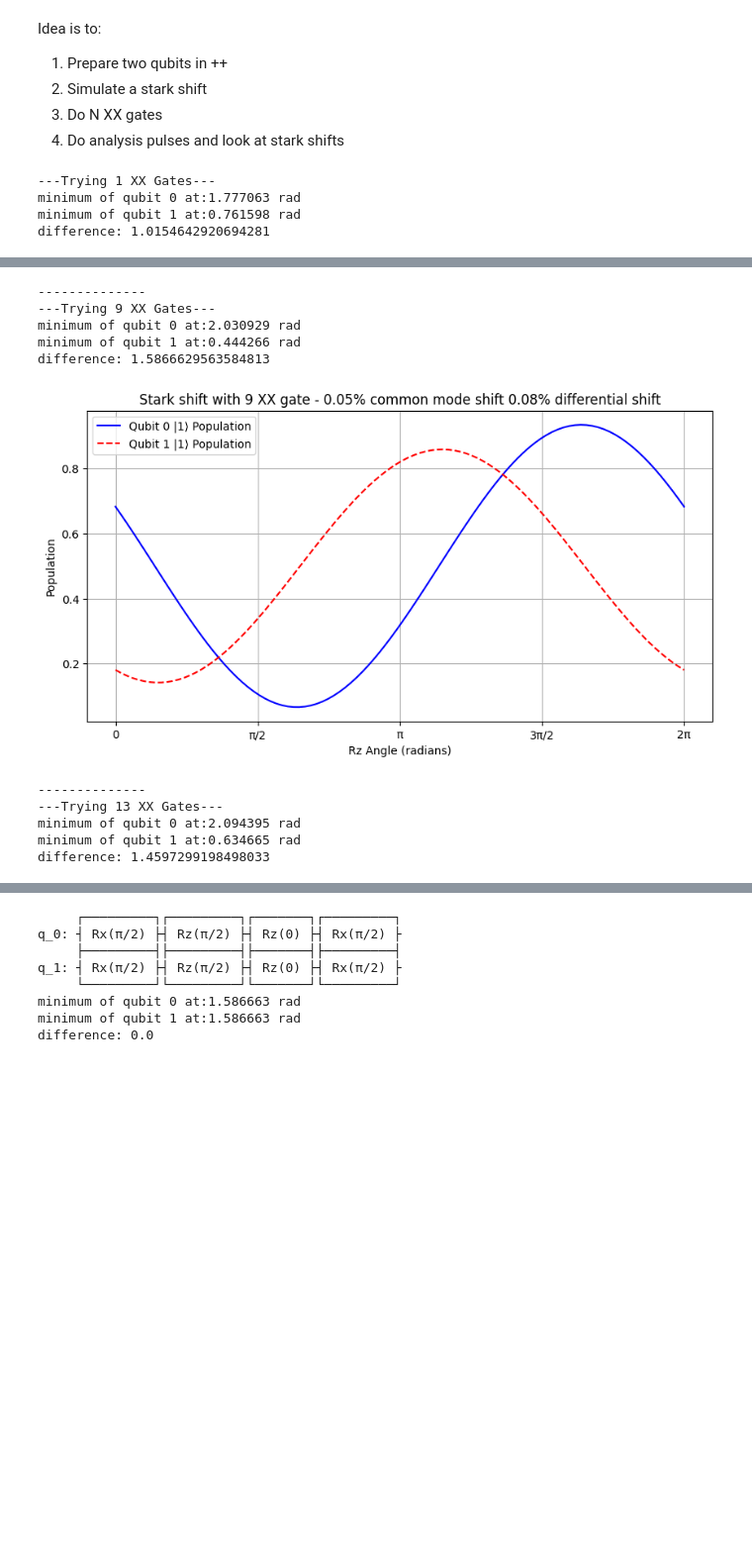
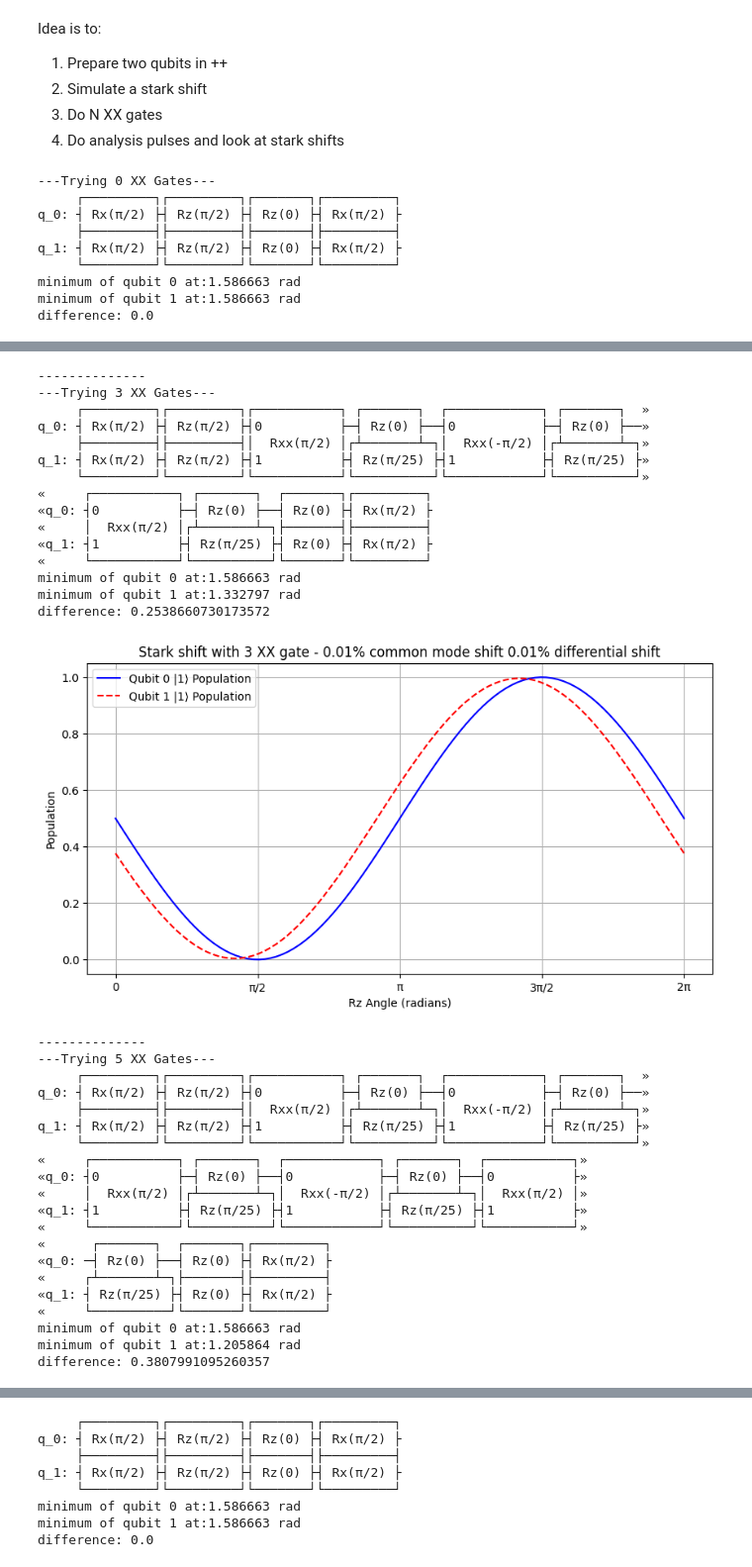
Before and after one commit to bharraz/data, a Jupyter notebook: stark shift 0721/multi_ss_xx_sim.ipynb, the cells around one changed output, grey strips where cells are left out. Shown at 99% size. Drawn from its saved outputs; the diff is of its cells as text; code cells hidden in the pictures; blank space fills up the shorter version.

```diff
--- a/stark shift 0721/multi_ss_xx_sim.ipynb
+++ b/stark shift 0721/multi_ss_xx_sim.ipynb
@@ -41,7 +41,10 @@ def sim_stark_shift(n_xx_gates, common_mode_shift, diff_mode_shift):
 
         for n in range(n_xx_gates):
             # Apply XX gate
-            qc.rxx(np.pi / 2, 0, 1)
+            if n % 2 == 0:
+                qc.rxx(np.pi / 2, 0, 1)
+            else:
+                qc.rxx(-np.pi / 2, 0, 1)
 
             # Apply stark shift
             qc.rz(stark_shift_q0, 0)
@@ -56,8 +59,8 @@ def sim_stark_shift(n_xx_gates, common_mode_shift, diff_mode_shift):
         state = Statevector(qc)
 
         # Draw the circuit one time
-        # if angle == 0:
-        #     print(qc.draw())
+        if angle == 0:
+            print(qc.draw())
 
         # Calculate populations
         qubit0_probs[i] = state.probabilities([0])[1]
@@ -80,14 +83,19 @@ def sim_stark_shift(n_xx_gates, common_mode_shift, diff_mode_shift):
     plt.grid(True)
     plt.show()
 # %%
-comm = 0.05
-diff = 0.08
-for i in [1, 5, 9, 13]:
+comm = 0.01
+diff = 0.02
+for i in [0, 1, 3, 5, 7]:
     print(f"---Trying {i} XX Gates---")
     sim_stark_shift(i, comm, diff)
     print("--------------")
 # %% [output]
----Trying 1 XX Gates---
-minimum of qubit 0 at:1.777063 rad
-minimum of qubit 1 at:0.761598 rad
-difference: 1.0154642920694281
+---Trying 0 XX Gates---
+     ┌─────────┐┌─────────┐┌───────┐┌─────────┐
+q_0: ┤ Rx(π/2) ├┤ Rz(π/2) ├┤ Rz(0) ├┤ Rx(π/2) ├
+     ├─────────┤├─────────┤├───────┤├─────────┤
+q_1: ┤ Rx(π/2) ├┤ Rz(π/2) ├┤ Rz(0) ├┤ Rx(π/2) ├
+     └─────────┘└─────────┘└───────┘└─────────┘
+minimum of qubit 0 at:1.586663 rad
+minimum of qubit 1 at:1.586663 rad
+difference: 0.0
@@ -101,11 +114,36 @@ difference: 1.3327968833411243
 --------------
----Trying 9 XX Gates---
-minimum of qubit 0 at:2.030929 rad
-minimum of qubit 1 at:0.444266 rad
-difference: 1.5866629563584813
+---Trying 3 XX Gates---
+     ┌─────────┐┌─────────┐┌───────────┐ ┌───────┐  ┌────────────┐ ┌───────┐  »
+q_0: ┤ Rx(π/2) ├┤ Rz(π/2) ├┤0          ├─┤ Rz(0) ├──┤0           ├─┤ Rz(0) ├──»
+     ├─────────┤├─────────┤│  Rxx(π/2) │┌┴───────┴─┐│  Rxx(-π/2) │┌┴───────┴─┐»
+q_1: ┤ Rx(π/2) ├┤ Rz(π/2) ├┤1          ├┤ Rz(π/25) ├┤1           ├┤ Rz(π/25) ├»
+     └─────────┘└─────────┘└───────────┘└──────────┘└────────────┘└──────────┘»
+«     ┌───────────┐ ┌───────┐  ┌───────┐┌─────────┐
+«q_0: ┤0          ├─┤ Rz(0) ├──┤ Rz(0) ├┤ Rx(π/2) ├
+«     │  Rxx(π/2) │┌┴───────┴─┐├───────┤├─────────┤
+«q_1: ┤1          ├┤ Rz(π/25) ├┤ Rz(0) ├┤ Rx(π/2) ├
+«     └───────────┘└──────────┘└───────┘└─────────┘
+minimum of qubit 0 at:1.586663 rad
+minimum of qubit 1 at:1.332797 rad
+difference: 0.2538660730173572
-[figure, old version]
+[figure, new version]
 --------------
----Trying 13 XX Gates---
-minimum of qubit 0 at:2.094395 rad
-minimum of qubit 1 at:0.634665 rad
-difference: 1.4597299198498033
+---Trying 5 XX Gates---
+     ┌─────────┐┌─────────┐┌───────────┐ ┌───────┐  ┌────────────┐ ┌───────┐  »
+q_0: ┤ Rx(π/2) ├┤ Rz(π/2) ├┤0          ├─┤ Rz(0) ├──┤0           ├─┤ Rz(0) ├──»
+     ├─────────┤├─────────┤│  Rxx(π/2) │┌┴───────┴─┐│  Rxx(-π/2) │┌┴───────┴─┐»
+q_1: ┤ Rx(π/2) ├┤ Rz(π/2) ├┤1          ├┤ Rz(π/25) ├┤1           ├┤ Rz(π/25) ├»
+     └─────────┘└─────────┘└───────────┘└──────────┘└────────────┘└──────────┘»
+«     ┌───────────┐ ┌───────┐  ┌────────────┐ ┌───────┐  ┌───────────┐»
+«q_0: ┤0          ├─┤ Rz(0) ├──┤0           ├─┤ Rz(0) ├──┤0          ├»
+«     │  Rxx(π/2) │┌┴───────┴─┐│  Rxx(-π/2) │┌┴───────┴─┐│  Rxx(π/2) │»
+«q_1: ┤1          ├┤ Rz(π/25) ├┤1           ├┤ Rz(π/25) ├┤1          ├»
+«     └───────────┘└──────────┘└────────────┘└──────────┘└───────────┘»
+«      ┌───────┐  ┌───────┐┌─────────┐
+«q_0: ─┤ Rz(0) ├──┤ Rz(0) ├┤ Rx(π/2) ├
+«     ┌┴───────┴─┐├───────┤├─────────┤
+«q_1: ┤ Rz(π/25) ├┤ Rz(0) ├┤ Rx(π/2) ├
+«     └──────────┘└───────┘└─────────┘
+minimum of qubit 0 at:1.586663 rad
+minimum of qubit 1 at:1.205864 rad
+difference: 0.3807991095260357
```
Also changed, not shown: parts of 1 cell of this notebook.
